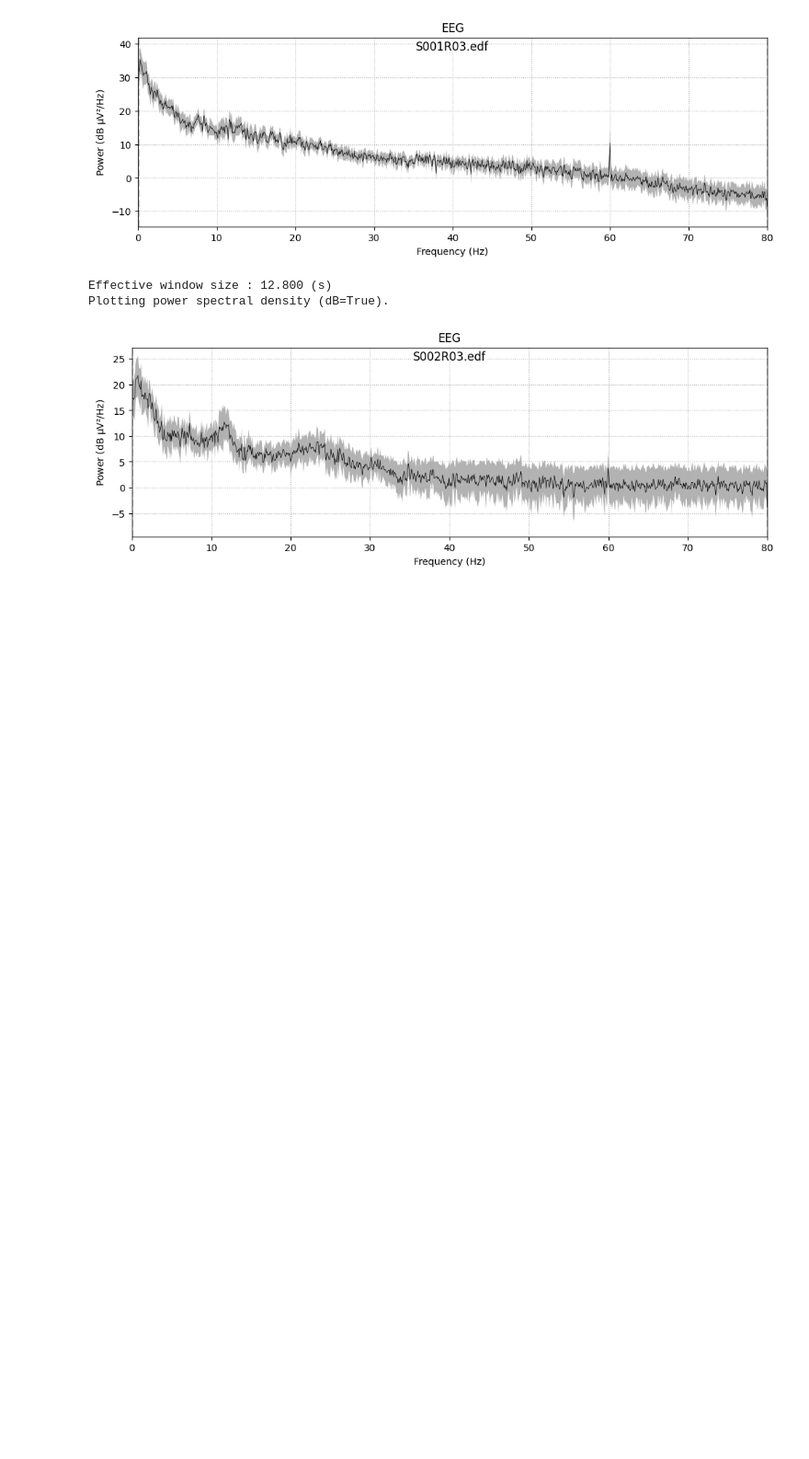
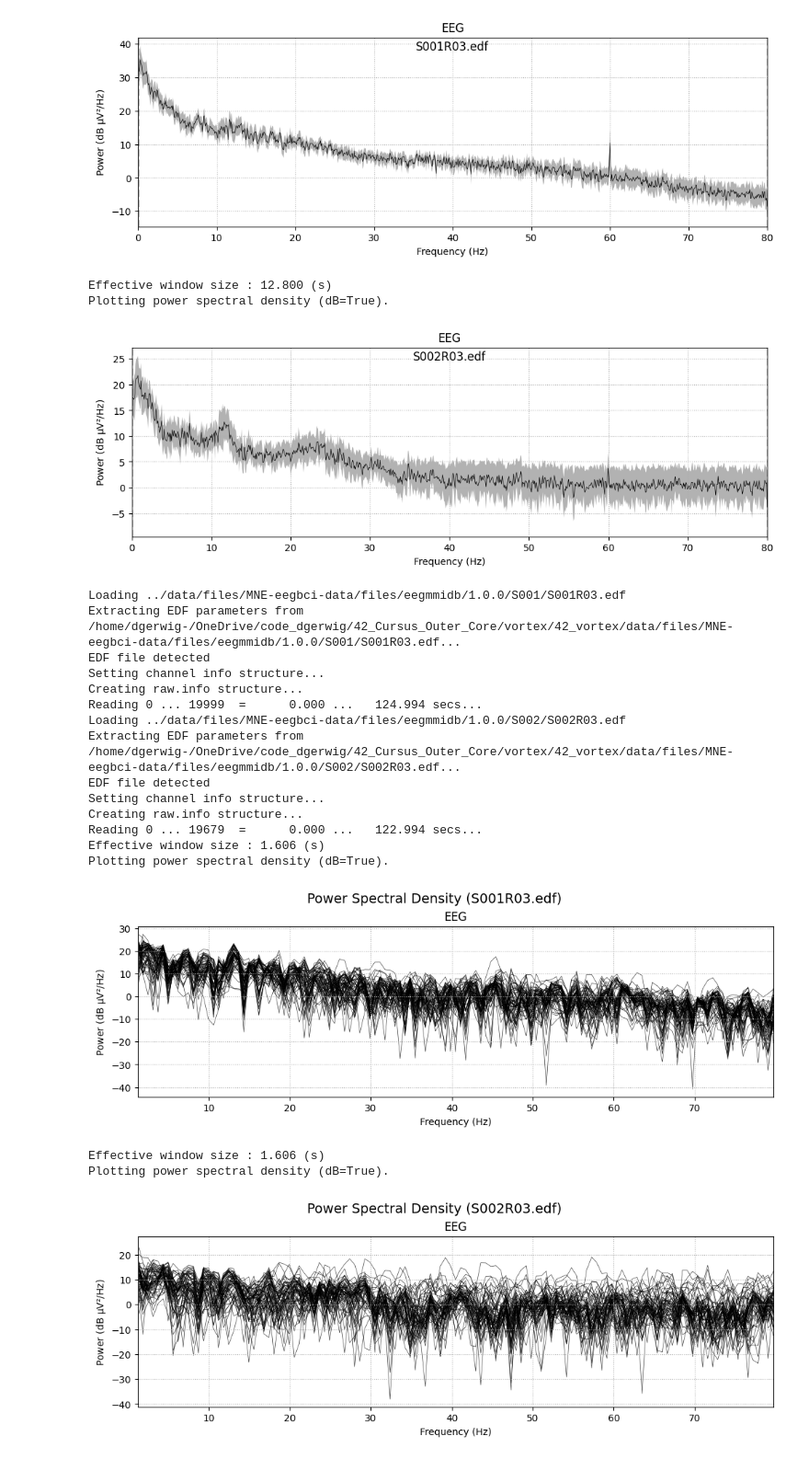
Before and after one commit to diegogerwig/42_vortex, a Jupyter notebook: notebooks/01_preprocessing.ipynb, the cells around one changed output. Shown at 92% size. Saved outputs shown, nothing was run; the diff lists cells and outputs as text; code cells hidden in the pictures; blank space fills up the shorter version.

```diff
--- a/notebooks/01_preprocessing.ipynb
+++ b/notebooks/01_preprocessing.ipynb
@@ -276,8 +274,8 @@ print(picks)
 eegbci.standardize(raw_data)
 # %%
 montage = mne.channels.make_standard_montage('standard_1005')
-raw_data.set_montage(montage)
-# raw_data.set_montage(montage, on_missing='ignore')
+# raw_data.set_montage(montage)
+raw_data.set_montage(montage, on_missing='ignore')
 # %% [output]
 |  | General |  |
 |  | Filename(s) | S001R03.edf S002R03.edf |
@@ -369,3 +367,47 @@ Plotting power spectral density (dB=True).
 Effective window size : 12.800 (s)
 Plotting power spectral density (dB=True).
 [figure]
+# %%
+import os
+import mne
+import matplotlib.pyplot as plt
+import numpy as np
+
+data_dir = "../data/files/"
+
+files = [os.path.join(root, file) for root, _, files in os.walk(data_dir) for file in files if file.endswith('.edf')]
+
+raw_data_list = []
+
+for file in files:
+    print(f"Loading {file}")
+    raw = mne.io.read_raw_edf(file, preload=True)
+    raw_data_list.append(raw)
+
+for i, raw_data in enumerate(raw_data_list):
+    psd = raw_data.compute_psd(fmin=1, fmax=80, tmax=1.6)
+    fig = psd.plot(dB=True, picks="eeg", show=False)  # show=False para modificar antes de mostrar
+
+    # Añadir el nombre del archivo como título
+    fig.suptitle(f"Power Spectral Density ({os.path.basename(files[i])})", fontsize=14)
+
+    plt.show()
+# %% [output]
+Loading ../data/files/MNE-eegbci-data/files/eegmmidb/1.0.0/S001/S001R03.edf
+Extracting EDF parameters from /home/dgerwig-/OneDrive/code_dgerwig/42_Cursus_Outer_Core/vortex/42_vortex/data/files/MNE-eegbci-data/files/eegmmidb/1.0.0/S001/S001R03.edf...
+EDF file detected
+Setting channel info structure...
+Creating raw.info structure...
+Reading 0 ... 19999  =      0.000 ...   124.994 secs...
+Loading ../data/files/MNE-eegbci-data/files/eegmmidb/1.0.0/S002/S002R03.edf
+Extracting EDF parameters from /home/dgerwig-/OneDrive/code_dgerwig/42_Cursus_Outer_Core/vortex/42_vortex/data/files/MNE-eegbci-data/files/eegmmidb/1.0.0/S002/S002R03.edf...
+EDF file detected
+Setting channel info structure...
+Creating raw.info structure...
+Reading 0 ... 19679  =      0.000 ...   122.994 secs...
+Effective window size : 1.606 (s)
+Plotting power spectral density (dB=True).
+[figure, added]
+Effective window size : 1.606 (s)
+Plotting power spectral density (dB=True).
+[figure, added]
```
Also changed, not shown: parts of 11 cells of this notebook.
